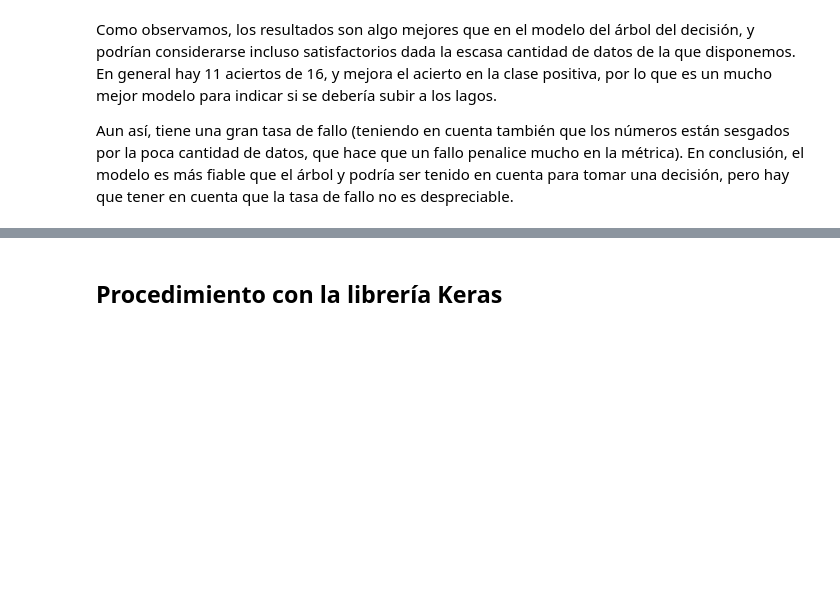
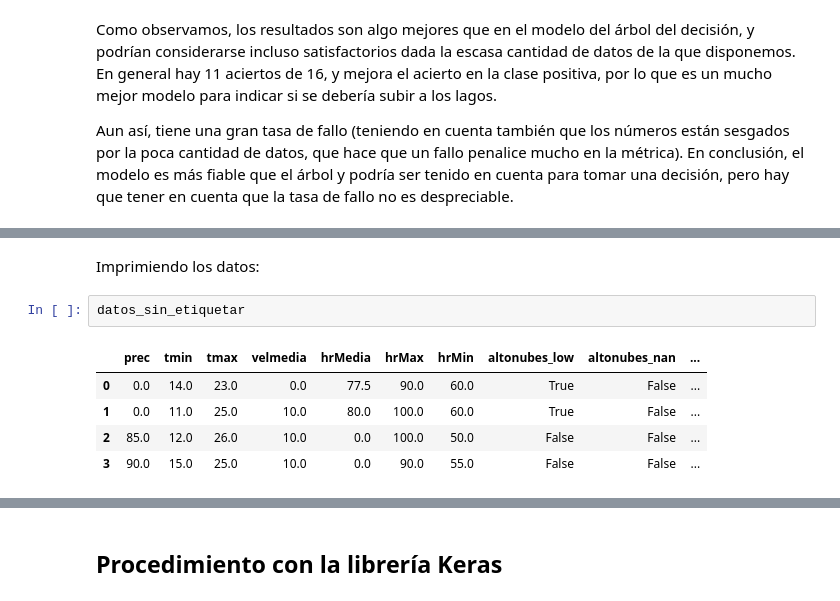
Before and after one commit to jorge-ruizl-um-es/fog-prediction, a Jupyter notebook: models/neural_network.ipynb, the cells around one changed output, grey strips where cells are left out. Drawn from its saved outputs; the diff is of its cells as text; blank space fills up the shorter version.

```diff
--- a/models/neural_network.ipynb
+++ b/models/neural_network.ipynb
@@ -247,0 +280,10 @@ Aun así, tiene una gran tasa de fallo (teniendo en cuenta también que los núm
+# %% [markdown]
+Imprimiendo los datos:
+# %%
+datos_sin_etiquetar
+# %% [output]
+|  | prec | tmin | tmax | velmedia | hrMedia | hrMax | hrMin | altonubes_low | altonubes_nan | ... |
+| 0 | 0.0 | 14.0 | 23.0 | 0.0 | 77.5 | 90.0 | 60.0 | True | False | ... |
+| 1 | 0.0 | 11.0 | 25.0 | 10.0 | 80.0 | 100.0 | 60.0 | True | False | ... |
+| 2 | 85.0 | 12.0 | 26.0 | 10.0 | 0.0 | 100.0 | 50.0 | False | False | ... |
+| 3 | 90.0 | 15.0 | 25.0 | 10.0 | 0.0 | 90.0 | 55.0 | False | False | ... |
```
Also changed, not shown: parts of 11 cells of this notebook.
